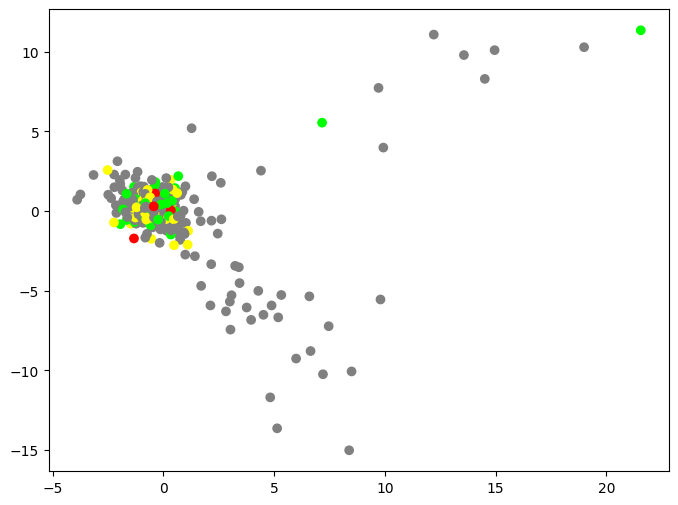
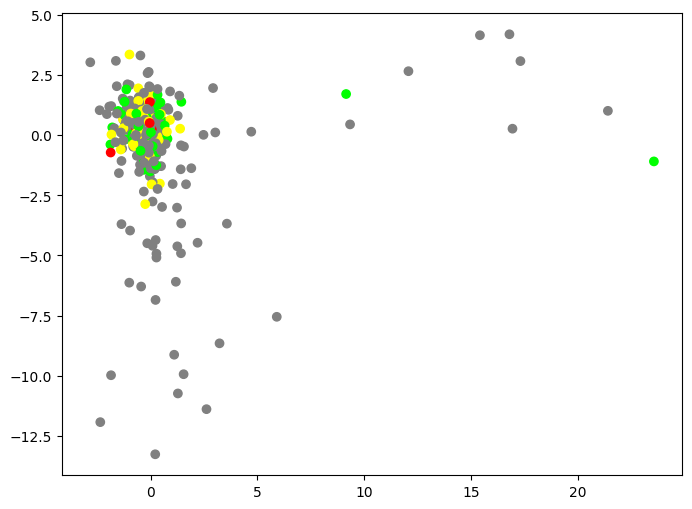
The change to this notebook cell's code, shown as a diff; its figure went from the first image to the second:
--- before
+++ after
@@ -26,2 +26,13 @@
 plt.close(fig)
 plt.close()
+
+normed_path_sigs = StandardScaler().fit_transform(path_sig_df[ps_cols].to_numpy())
+visual_ps = phate.PHATE(knn=5, decay=15, n_jobs=-2, verbose=True).fit_transform(normed_path_sigs)
+visual_ps_grade_indices = path_sig_df["grade_indices"].to_list()
+visual_ps_grades = [GRADES[g] for g in visual_ps_grade_indices]
+visual_ps_colors = [GRADE_COLORS[g] for g in visual_ps_grades]
+fig, ax = plt.subplots(figsize=(8,6))#, subplot_kw={"projection":"3d"})
+ax.scatter(visual_ps[:,0], visual_ps[:,1], c=visual_ps_colors)#, visual_ps[:,2]
+plt.show()
+plt.close(fig)
+plt.close()

Commit: working on retrieval downstream tasks